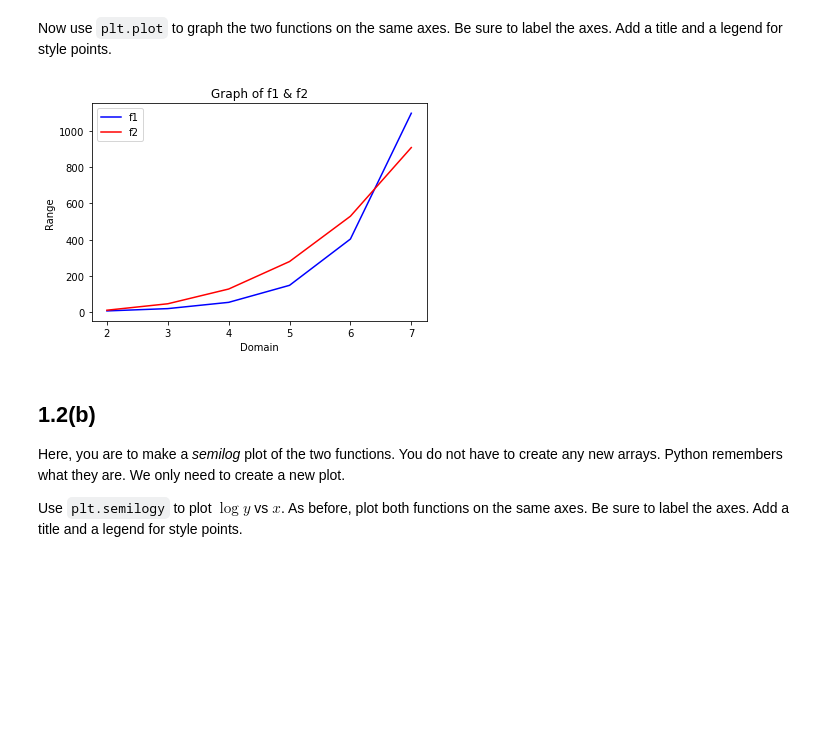
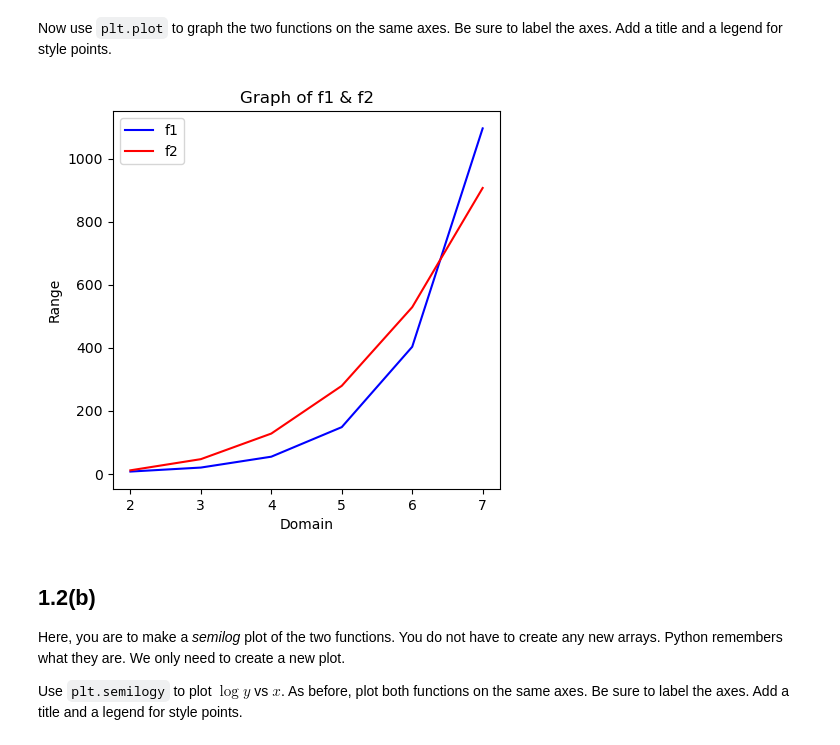
Before and after one commit to NicoBaldovino22/biophysics, a Jupyter notebook: week-01/problem-1.2.ipynb, the cells around one changed output. Drawn from its saved outputs; the diff is of its cells as text; code cells hidden in the pictures; blank space fills up the shorter version.

```diff
--- a/week-01/problem-1.2.ipynb
+++ b/week-01/problem-1.2.ipynb
@@ -35,12 +35,13 @@ Now use `plt.plot` to graph the two functions on the same axes.  Be sure to labe
 # %%
 plt.plot(x,f1,"-b",label="f1");
 plt.plot(x,f2,"-r",label="f2");
+plt.rcParams.update({'figure.figsize':(5,5), 'figure.dpi':100});
 plt.title('Graph of f1 & f2');
 plt.legend(loc="upper left");
 plt.xlabel('Domain');
 plt.ylabel('Range');
 # %% [output]
-[figure, old version]
+[figure, new version]
 # %% [markdown]
 ## 1.2(b)
 
```
Also changed, not shown: parts of 2 cells of this notebook.
